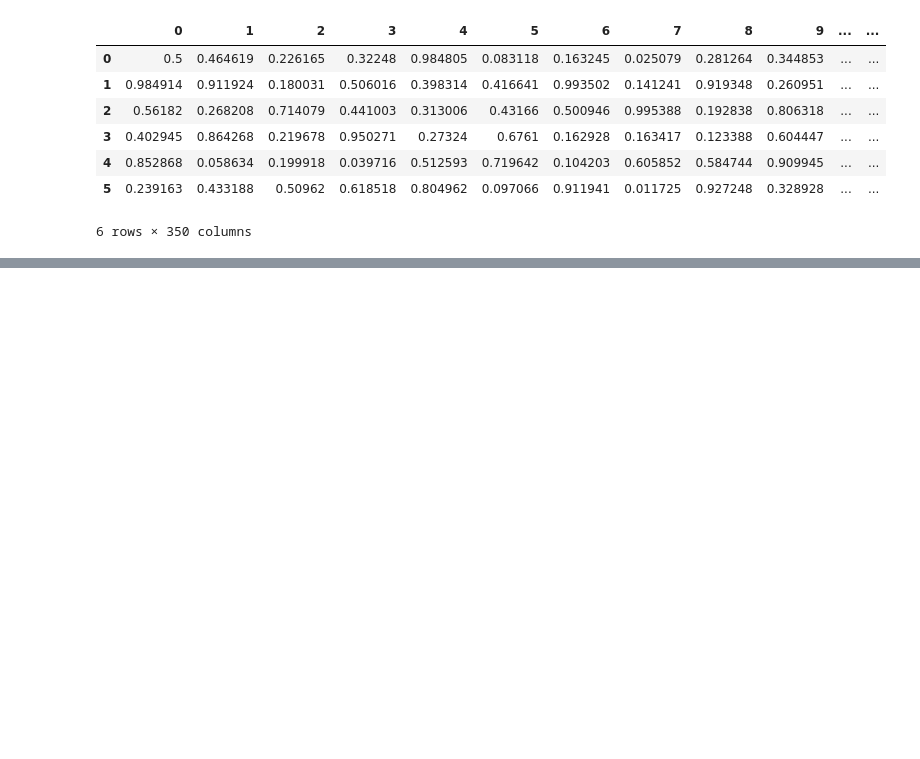
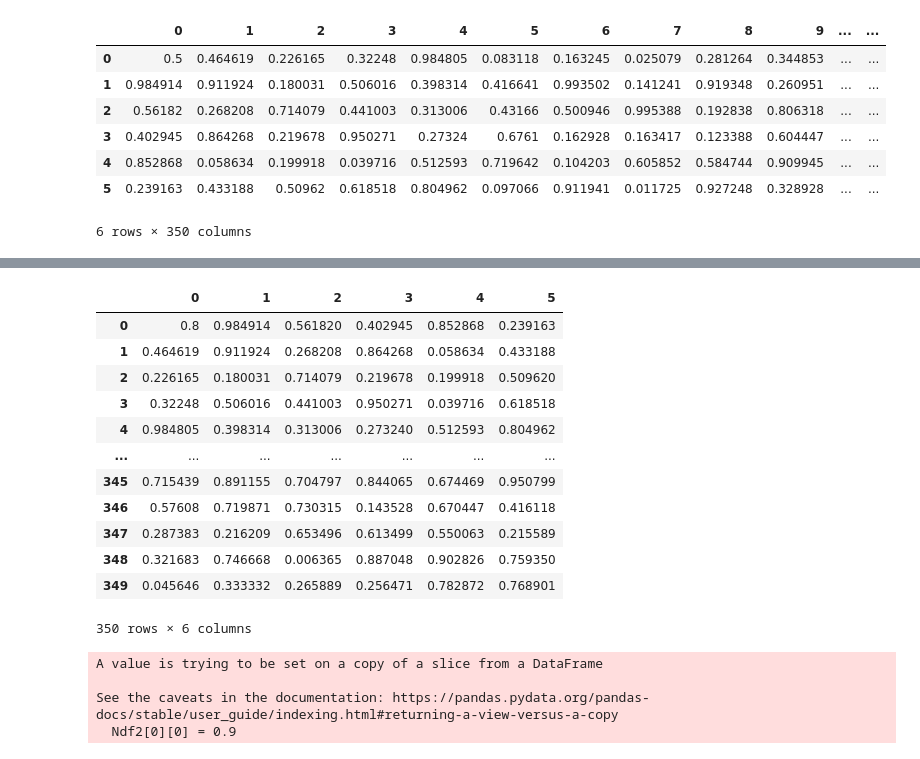
Before and after one commit to 15josh08/Pandas-tutorial, a Jupyter notebook: pandas.ipynb, the cells around one changed output, grey strips where cells are left out. Drawn from its saved outputs; the diff is of its cells as text; code cells hidden in the pictures; blank space fills up the shorter version.

Commit message:
added new command of pandas

```diff
--- a/pandas.ipynb
+++ b/pandas.ipynb
@@ -284,0 +346,16 @@ Ndf.T   #transpose of the dataframe(rows to column, column to rows).
+# %%
+Ndf #printing ndf.
+# %% [output]
+|  | 0 | 1 | 2 | 3 | 4 | 5 |
+| 0 | 0.8 | 0.984914 | 0.561820 | 0.402945 | 0.852868 | 0.239163 |
+| 1 | 0.464619 | 0.911924 | 0.268208 | 0.864268 | 0.058634 | 0.433188 |
+| 2 | 0.226165 | 0.180031 | 0.714079 | 0.219678 | 0.199918 | 0.509620 |
+| 3 | 0.32248 | 0.506016 | 0.441003 | 0.950271 | 0.039716 | 0.618518 |
+| 4 | 0.984805 | 0.398314 | 0.313006 | 0.273240 | 0.512593 | 0.804962 |
+| ... | ... | ... | ... | ... | ... | ... |
+| 345 | 0.715439 | 0.891155 | 0.704797 | 0.844065 | 0.674469 | 0.950799 |
+| 346 | 0.57608 | 0.719871 | 0.730315 | 0.143528 | 0.670447 | 0.416118 |
+| 347 | 0.287383 | 0.216209 | 0.653496 | 0.613499 | 0.550063 | 0.215589 |
+| 348 | 0.321683 | 0.746668 | 0.006365 | 0.887048 | 0.902826 | 0.759350 |
+| 349 | 0.045646 | 0.333332 | 0.265889 | 0.256471 | 0.782872 | 0.768901 |
+350 rows × 6 columns
@@ -284,0 +364,7 @@ Ndf.T   #transpose of the dataframe(rows to column, column to rows).
+# %%
+Ndf2[0][0] = 0.9    #changing the value of 1st row and column element of Ndf2.
+# %% [output]
+A value is trying to be set on a copy of a slice from a DataFrame
+
+See the caveats in the documentation: https://pandas.pydata.org/pandas-docs/stable/user_guide/indexing.html#returning-a-view-versus-a-copy
+  Ndf2[0][0] = 0.9
```
Also changed, not shown: parts of 16 cells of this notebook.
